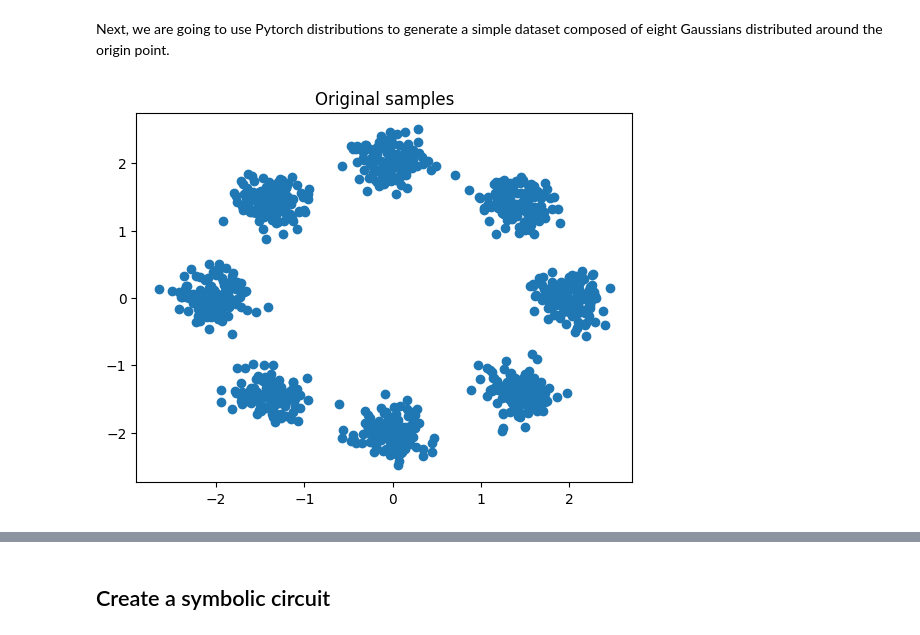
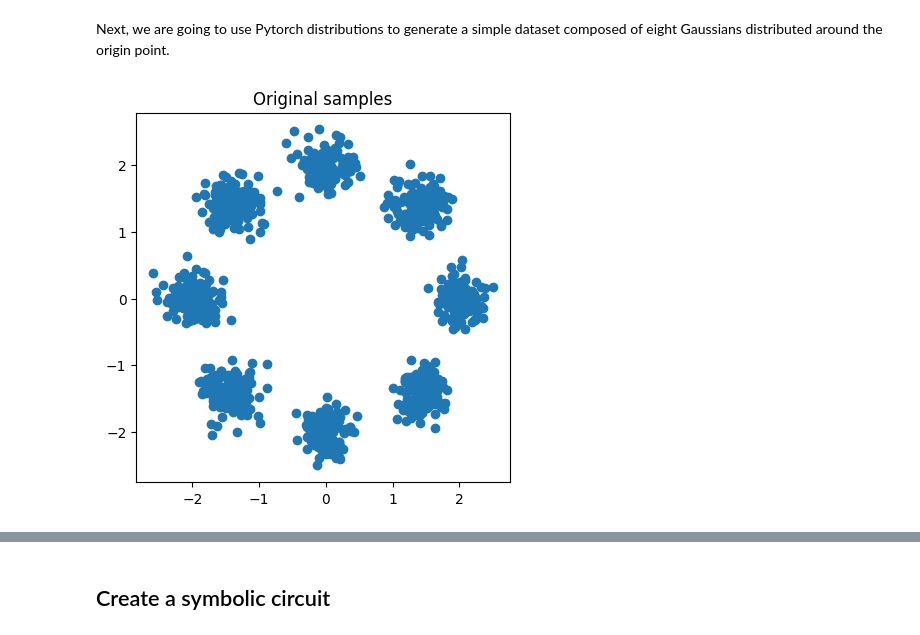
Before and after one commit to april-tools/cirkit, a Jupyter notebook: notebooks/learning-a-gaussian-mixture-model.ipynb, the cells around one changed output, grey strips where cells are left out. Cells and saved outputs as stored; diff of their text form; code cells hidden in the pictures.

```diff
--- a/notebooks/learning-a-gaussian-mixture-model.ipynb
+++ b/notebooks/learning-a-gaussian-mixture-model.ipynb
@@ -73,12 +82,16 @@ sigma = .2  # Standard deviation
 mix = D.Categorical(torch.ones(K,))
 comp = D.Independent(D.Normal(mus, sigma), 1)
 gmm = D.MixtureSameFamily(mix, comp)
+
+def sample_points(n_points):
+    return gmm.sample((n_points,))
 # %%
-plt.scatter(*gmm.sample((1000,)).unbind(-1))
+plt.scatter(*sample_points(1000).unbind(-1))
+plt.gca().set_aspect('equal', 'box')
 plt.title('Original samples')
 plt.show()
 # %% [output]
-[figure, old version]
+[figure, new version]
 # %%
 def true_density(xy):
     return gmm.log_prob(xy).exp()
```
Also changed, not shown: parts of 10 cells of this notebook.
